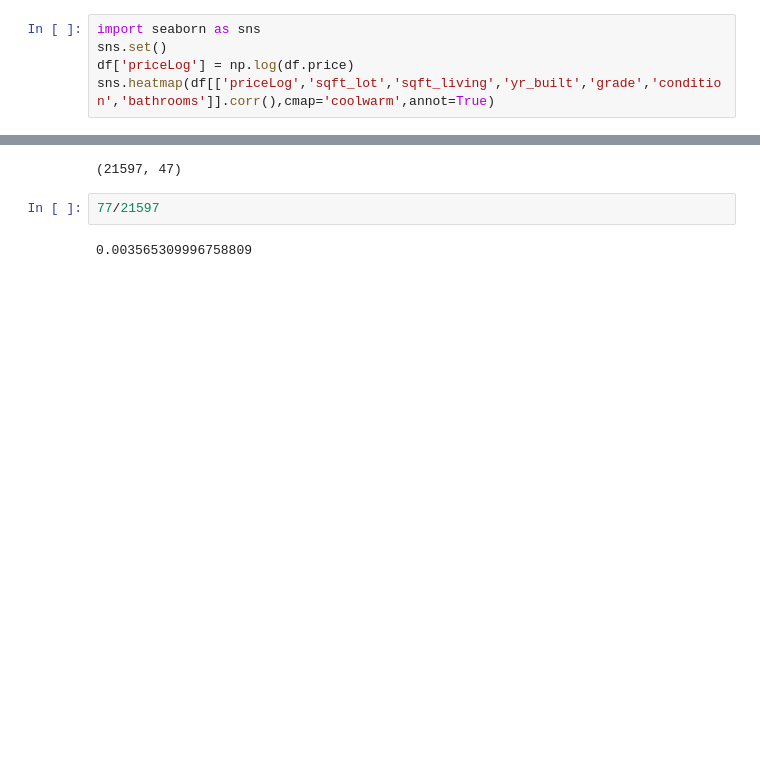
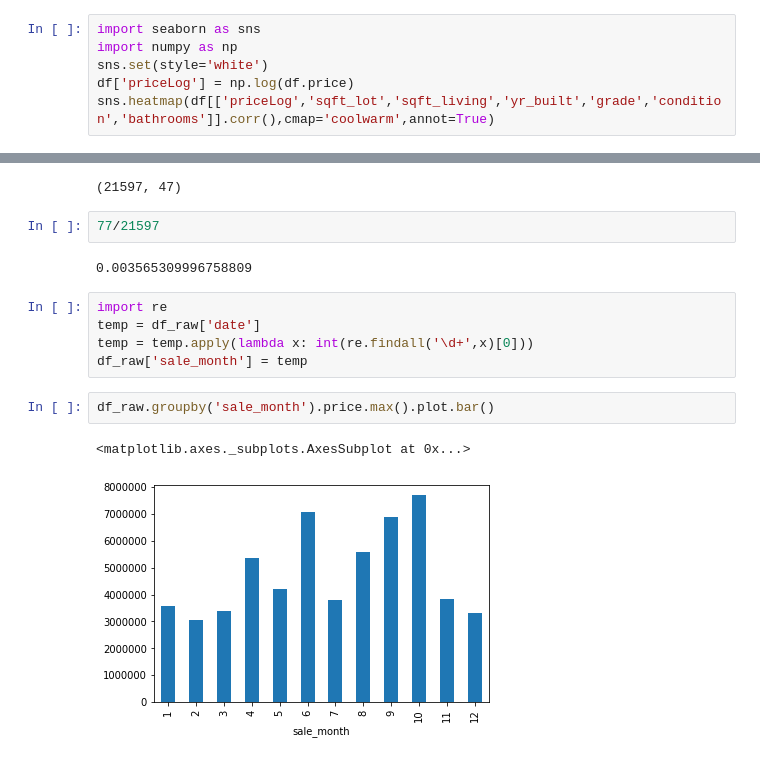
Before and after one commit to ArneSch/NF_EDAPrj_House_Price, a Jupyter notebook: Prices_CloseToCityBigLot/Compare_Citys_In_Offers.ipynb, the cells around one changed output, grey strips where cells are left out. Cells and saved outputs as stored; diff of their text form; blank space fills up the shorter version.

```diff
--- a/Prices_CloseToCityBigLot/Compare_Citys_In_Offers.ipynb
+++ b/Prices_CloseToCityBigLot/Compare_Citys_In_Offers.ipynb
@@ -162,7 +162,8 @@ plt.axis('equal')
 [figure]
 # %%
 import seaborn as sns
-sns.set()
+import numpy as np
+sns.set(style='white')
 df['priceLog'] = np.log(df.price)
 sns.heatmap(df[['priceLog','sqft_lot','sqft_living','yr_built','grade','condition','bathrooms']].corr(),cmap='coolwarm',annot=True)
 # %% [output]
@@ -308,3 +303,13 @@ df_raw.shape
 77/21597
 # %% [output]
 0.003565309996758809
+# %%
+import re
+temp = df_raw['date']
+temp = temp.apply(lambda x: int(re.findall('\d+',x)[0]))
+df_raw['sale_month'] = temp
+# %%
+df_raw.groupby('sale_month').price.max().plot.bar()
+# %% [output]
+<matplotlib.axes._subplots.AxesSubplot at 0x...>
+[figure, added]
```
Also changed, not shown: parts of 4 cells of this notebook.
